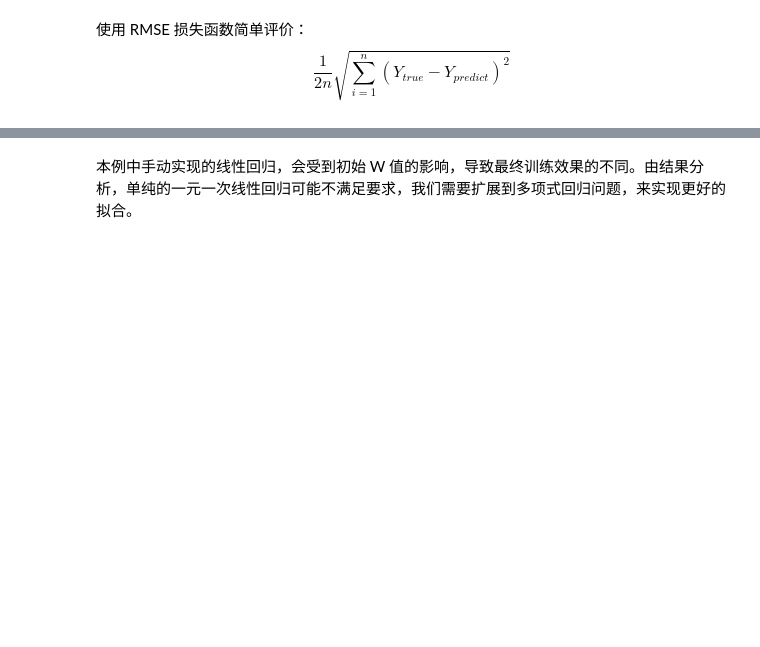
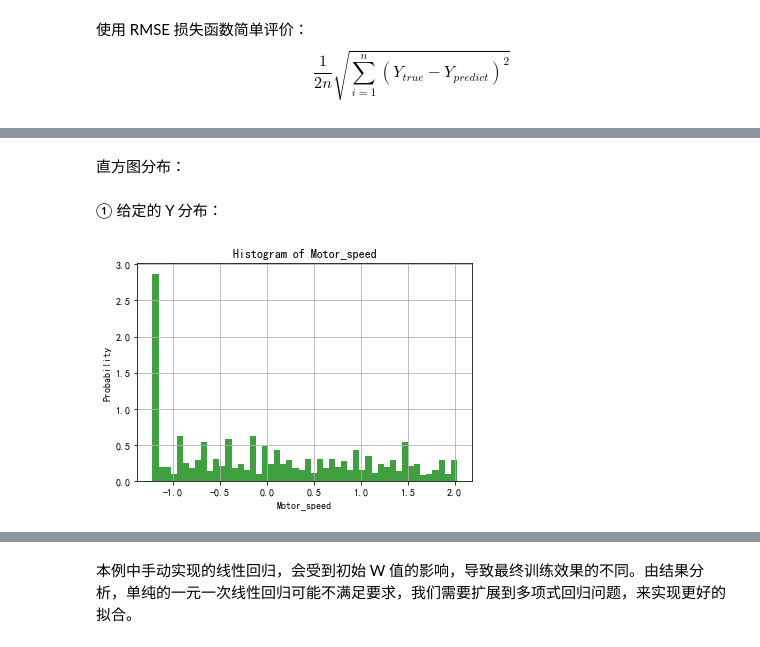
Before and after one commit to TheBetterKong/MyMLAlgorithm, a Jupyter notebook: LinearRegression/LinearRegression.ipynb, the cells around one changed output, grey strips where cells are left out. Saved outputs shown, nothing was run; the diff lists cells and outputs as text; code cells hidden in the pictures; blank space fills up the shorter version.

```diff
--- a/LinearRegression/LinearRegression.ipynb
+++ b/LinearRegression/LinearRegression.ipynb
@@ -214,0 +234,14 @@ plt.plot(range(len(sorted_Y_com)), sorted_Y_com, color='blue')
+# %% [markdown]
+直方图分布：
+# %% [markdown]
+① 给定的 Y 分布：
+# %%
+n, bins, patches = plt.hist(Y, 50, density=True, facecolor='g', alpha=0.75)
+
+plt.xlabel('Motor_speed')
+plt.ylabel('Probability')
+plt.title('Histogram of Motor_speed')
+plt.grid(True)
+plt.show()
+# %% [output]
+[figure, added]
```
Also changed, not shown: parts of 24 cells of this notebook, 5 other files.
